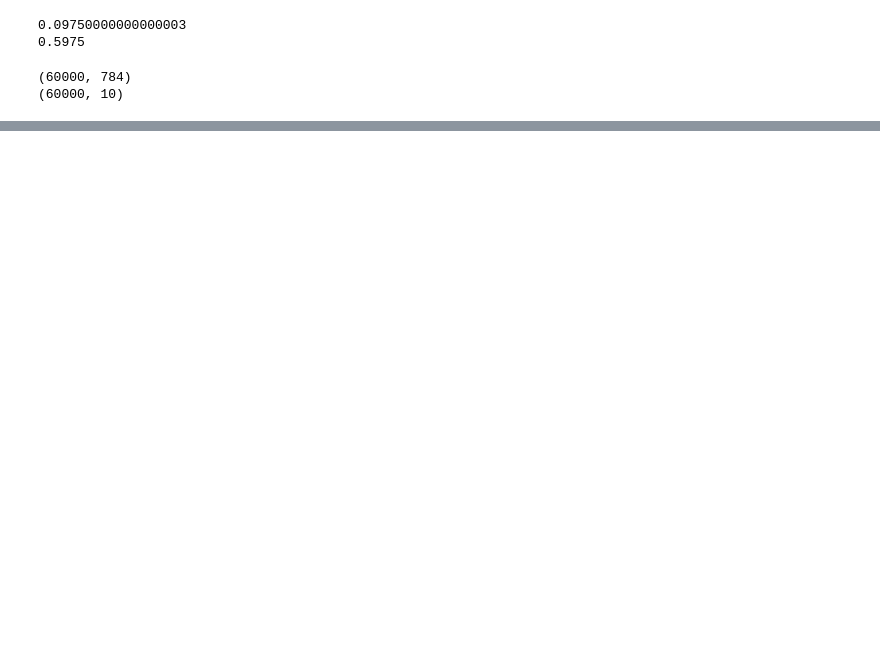
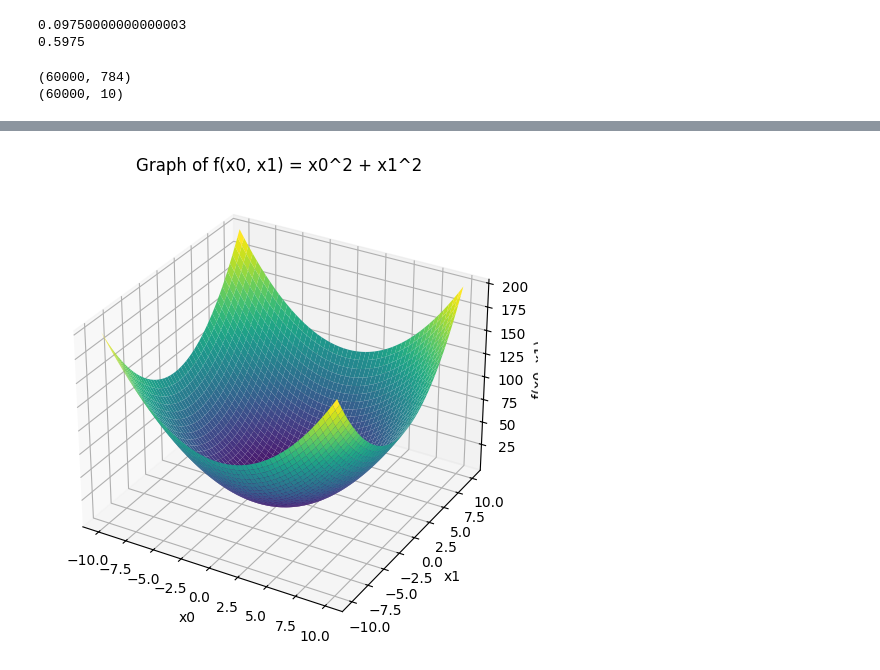
Before and after one commit to wapj/deep_learning_from_scratch, a Jupyter notebook: chapter4/note.ipynb, the cells around one changed output, grey strips where cells are left out. Saved outputs shown, nothing was run; the diff lists cells and outputs as text; code cells hidden in the pictures; blank space fills up the shorter version.

```diff
--- a/chapter4/note.ipynb
+++ b/chapter4/note.ipynb
@@ -55,0 +80,31 @@ def cross_entropy_error(y, t):
+# %%
+import matplotlib.pyplot as plt
+import numpy as np
+
+
+# Define the function f(x0, x1)
+def f(x0, x1):
+    return x0 ** 2 + x1 ** 2
+
+
+# Create a grid of points
+x0 = np.linspace(-10, 10, 400)
+x1 = np.linspace(-10, 10, 400)
+x0, x1 = np.meshgrid(x0, x1)
+z = f(x0, x1)
+
+# Plot the function
+fig = plt.figure(figsize=(8, 6))
+ax = plt.axes(projection='3d')
+ax.plot_surface(x0, x1, z, cmap='viridis')
+
+ax.set_xlabel('x0')
+ax.set_ylabel('x1')
+ax.set_zlabel('f(x0, x1)')
+ax.set_title('Graph of f(x0, x1) = x0^2 + x1^2')
+
+plt.show()
+
+# 변수가 여럿인 함수에 대한 미분 : 편미분
+# %% [output]
+[figure, added]
```
Also changed, not shown: parts of 2 cells of this notebook, 1 other file.
